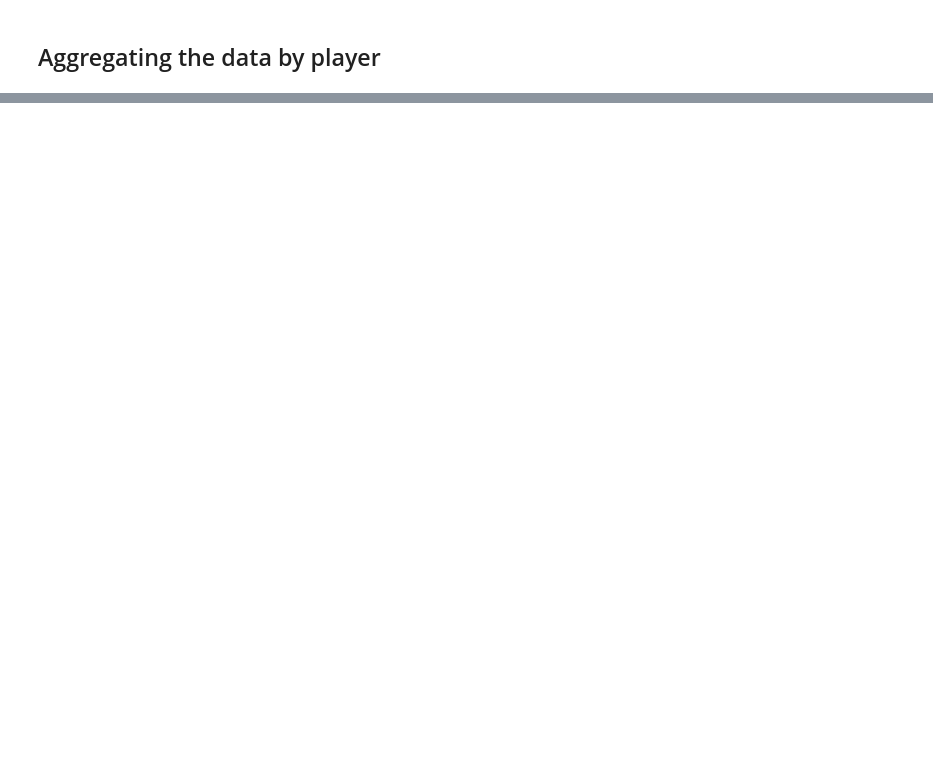
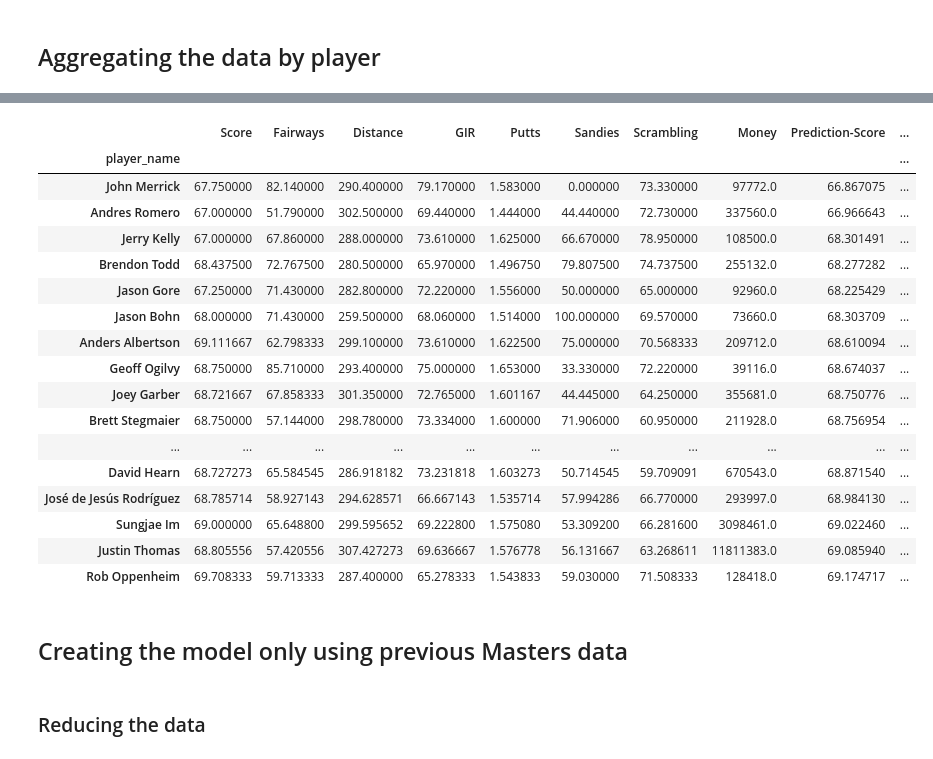
Before and after one commit to nicolehayashi/masterswinner, a Jupyter notebook: 2020masterswinner.ipynb, the cells around one changed output, grey strips where cells are left out. Cells and saved outputs as stored; diff of their text form; code cells hidden in the pictures; blank space fills up the shorter version.

Commit message:
Uploading first attempt

```diff
--- a/2020masterswinner.ipynb
+++ b/2020masterswinner.ipynb
@@ -387,0 +631,3 @@ df_2019winner.head()
+# %%
+df_2020winner = df[(df.year >= 2018) & (df.year <= 2020) & (df.Money >= 1)] #Also removing player's tournaments where they did not win any money
+df_2020winner.head()
@@ -587,0 +643,4 @@ See the caveats in the documentation: https://pandas.pydata.org/pandas-docs/stab
+# %%
+aggregation_functions = {'Score': 'mean', 'Fairways': 'mean', 'Distance': 'mean', 'GIR': 'mean', 'Putts': 'mean', 'Sandies': 'mean', 'Scrambling': 'mean', 'Money': 'sum'} #'player_name': 'first'
+df_2020winner_agg = df.groupby(df_2020winner['player_name']).aggregate(aggregation_functions)
+df_2020winner_agg.nsmallest(30, 'Score')
@@ -587,0 +808,3 @@ See the caveats in the documentation: https://pandas.pydata.org/pandas-docs/stab
+# %%
+df_2020winner_agg['Prediction-Score'] = 64.4367 + (-0.1984*df_2020winner_agg.GIR) + (-0.0408*df_2020winner_agg.Scrambling) + (13.3478*df_2020winner_agg.Putts)
+df_2020winner_agg.nsmallest(20, 'Prediction-Score') #use .nsmallest for lowest score
@@ -587,0 +861,26 @@ See the caveats in the documentation: https://pandas.pydata.org/pandas-docs/stab
+# %%
+df_2020winner_agg['Prediction-Money'] = 4.237e+06 + (1.459e+05*df_2020winner_agg.GIR) + (4.044e+04*df_2020winner_agg.Scrambling) + (-9.039e+06*df_2020winner_agg.Putts)
+df_2020winner_agg.nlargest(20, 'Prediction-Money') #use .nlargest for largest amount of Money to be won
+# %% [output]
+|  | Score | Fairways | Distance | GIR | Putts | Sandies | Scrambling | Money | Prediction-Score | ... |
+| player_name |  |  |  |  |  |  |  |  |  | ... |
+| John Merrick | 67.750000 | 82.140000 | 290.400000 | 79.170000 | 1.583000 | 0.000000 | 73.330000 | 97772.0 | 66.867075 | ... |
+| Andres Romero | 67.000000 | 51.790000 | 302.500000 | 69.440000 | 1.444000 | 44.440000 | 72.730000 | 337560.0 | 66.966643 | ... |
+| Jerry Kelly | 67.000000 | 67.860000 | 288.000000 | 73.610000 | 1.625000 | 66.670000 | 78.950000 | 108500.0 | 68.301491 | ... |
+| Brendon Todd | 68.437500 | 72.767500 | 280.500000 | 65.970000 | 1.496750 | 79.807500 | 74.737500 | 255132.0 | 68.277282 | ... |
+| Jason Gore | 67.250000 | 71.430000 | 282.800000 | 72.220000 | 1.556000 | 50.000000 | 65.000000 | 92960.0 | 68.225429 | ... |
+| Jason Bohn | 68.000000 | 71.430000 | 259.500000 | 68.060000 | 1.514000 | 100.000000 | 69.570000 | 73660.0 | 68.303709 | ... |
+| Anders Albertson | 69.111667 | 62.798333 | 299.100000 | 73.610000 | 1.622500 | 75.000000 | 70.568333 | 209712.0 | 68.610094 | ... |
+| Geoff Ogilvy | 68.750000 | 85.710000 | 293.400000 | 75.000000 | 1.653000 | 33.330000 | 72.220000 | 39116.0 | 68.674037 | ... |
+| Joey Garber | 68.721667 | 67.858333 | 301.350000 | 72.765000 | 1.601167 | 44.445000 | 64.250000 | 355681.0 | 68.750776 | ... |
+| Brett Stegmaier | 68.750000 | 57.144000 | 298.780000 | 73.334000 | 1.600000 | 71.906000 | 60.950000 | 211928.0 | 68.756954 | ... |
+| ... | ... | ... | ... | ... | ... | ... | ... | ... | ... | ... |
+| David Hearn | 68.727273 | 65.584545 | 286.918182 | 73.231818 | 1.603273 | 50.714545 | 59.709091 | 670543.0 | 68.871540 | ... |
+| José de Jesús Rodríguez | 68.785714 | 58.927143 | 294.628571 | 66.667143 | 1.535714 | 57.994286 | 66.770000 | 293997.0 | 68.984130 | ... |
+| Sungjae Im | 69.000000 | 65.648800 | 299.595652 | 69.222800 | 1.575080 | 53.309200 | 66.281600 | 3098461.0 | 69.022460 | ... |
+| Justin Thomas | 68.805556 | 57.420556 | 307.427273 | 69.636667 | 1.576778 | 56.131667 | 63.268611 | 11811383.0 | 69.085940 | ... |
+| Rob Oppenheim | 69.708333 | 59.713333 | 287.400000 | 65.278333 | 1.543833 | 59.030000 | 71.508333 | 128418.0 | 69.174717 | ... |
+# %% [markdown]
+## Creating the model only using previous Masters data
+# %% [markdown]
+### Reducing the data
```
Also changed, not shown: parts of 67 cells of this notebook.
